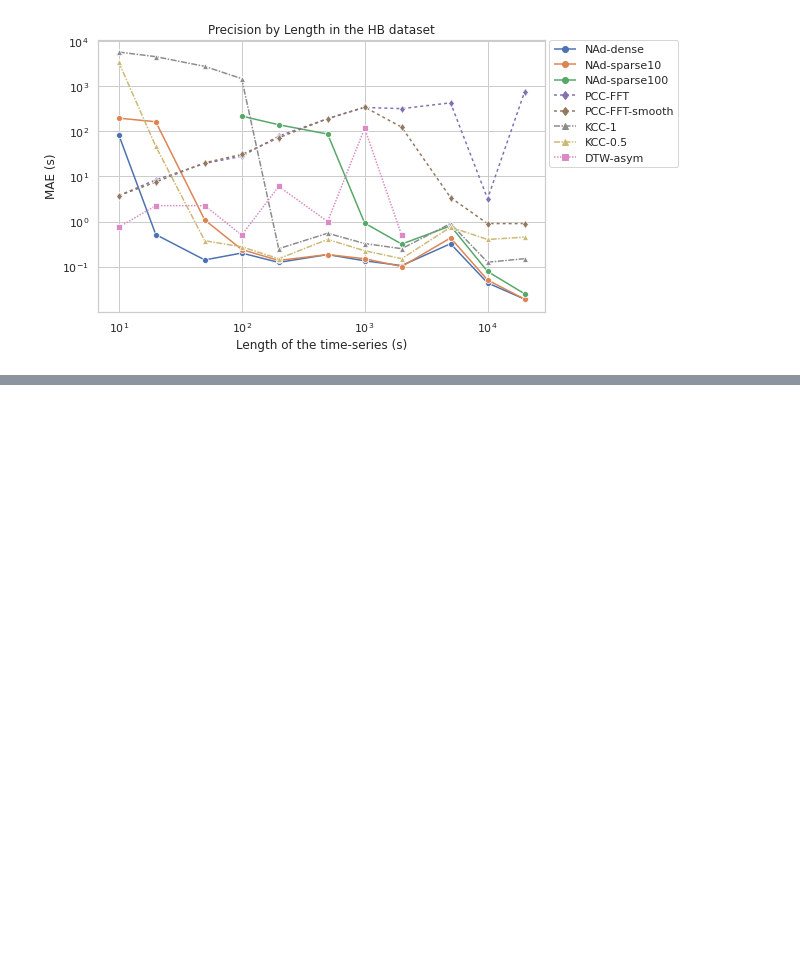
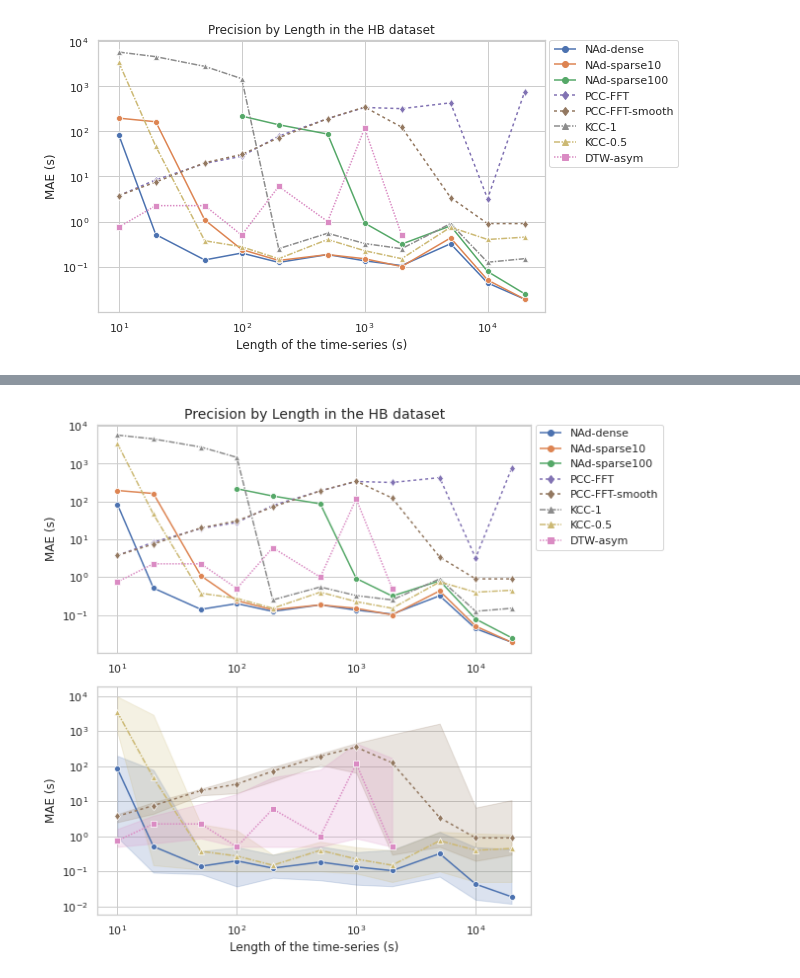
Before and after one commit to iot-salzburg/nearest-advocate, a Jupyter notebook: experiments/method_comparision_real.ipynb, the cells around one changed output, grey strips where cells are left out. Drawn from its saved outputs; the diff is of its cells as text; code cells hidden in the pictures; blank space fills up the shorter version.

```diff
--- a/experiments/method_comparision_real.ipynb
+++ b/experiments/method_comparision_real.ipynb
@@ -415,0 +416,45 @@ plt.show()
+# %%
+fig, axes = plt.subplots(2, 1, figsize=(9,8))
+axes[0].set_title("Precision by Length in the HB dataset", size=14)
+
+# melt the DataFrame
+df_precision_melted = pd.melt(df_precision, id_vars="length", var_name="Method",
+                              value_vars=METHODS, value_name="precision")
+
+precision_plot = sns.lineplot(data=df_precision_melted[df_precision_melted["precision"] != 0],
+                              x="length", y="precision",
+                              hue="Method", style="Method",
+                              markers={m: colorscheme[m]["p"] for m in METHODS},
+                              dashes={m: colorscheme[m]["l"] for m in METHODS},
+                              palette={m: colorscheme[m]["c"] for m in METHODS},
+                              estimator=np.median, errorbar=None,
+                              ax=axes[0])
+axes[0].set_xlabel("")  # "Length of the time-series (s)"
+axes[0].set_ylabel("MAE (s)")
+precision_plot.set(xscale='log')
+precision_plot.set(yscale='log')
+
+# melt the DataFrame
+df_precision_melted = pd.melt(df_precision, id_vars="length", var_name="Method",
+                              value_vars=METHODS, value_name="precision")
+df_precision_melted = df_precision_melted[df_precision_melted["Method"].apply(
+    lambda m: m in ["NAd-dense", "PCC-FFT-smooth", "KCC-0.5", "DTW-asym"])]
+precision_plot = sns.lineplot(data=df_precision_melted[df_precision_melted["precision"] != 0],
+                              x="length", y="precision",
+                              hue="Method", style="Method",
+                              markers={m: colorscheme[m]["p"] for m in METHODS},
+                              dashes={m: colorscheme[m]["l"] for m in METHODS},
+                              palette={m: colorscheme[m]["c"] for m in METHODS},
+                              estimator=np.median, errorbar=lambda x: (np.quantile(x, 0.25), np.quantile(x, 0.75)))
+axes[1].set_xlabel("Length of the time-series (s)")
+axes[1].set_ylabel("MAE (s)")
+precision_plot.set(xscale='log')
+precision_plot.set(yscale='log')
+
+axes[0].legend(loc=(1.01, 0.45))
+axes[1].get_legend().remove()
+fig.tight_layout()
+plt.savefig("fig/realpairs_precision_length_HB_selected.png")
+plt.show()
+# %% [output]
+[figure, added]
```
Also changed, not shown: parts of 3 cells of this notebook, 8 other files.
